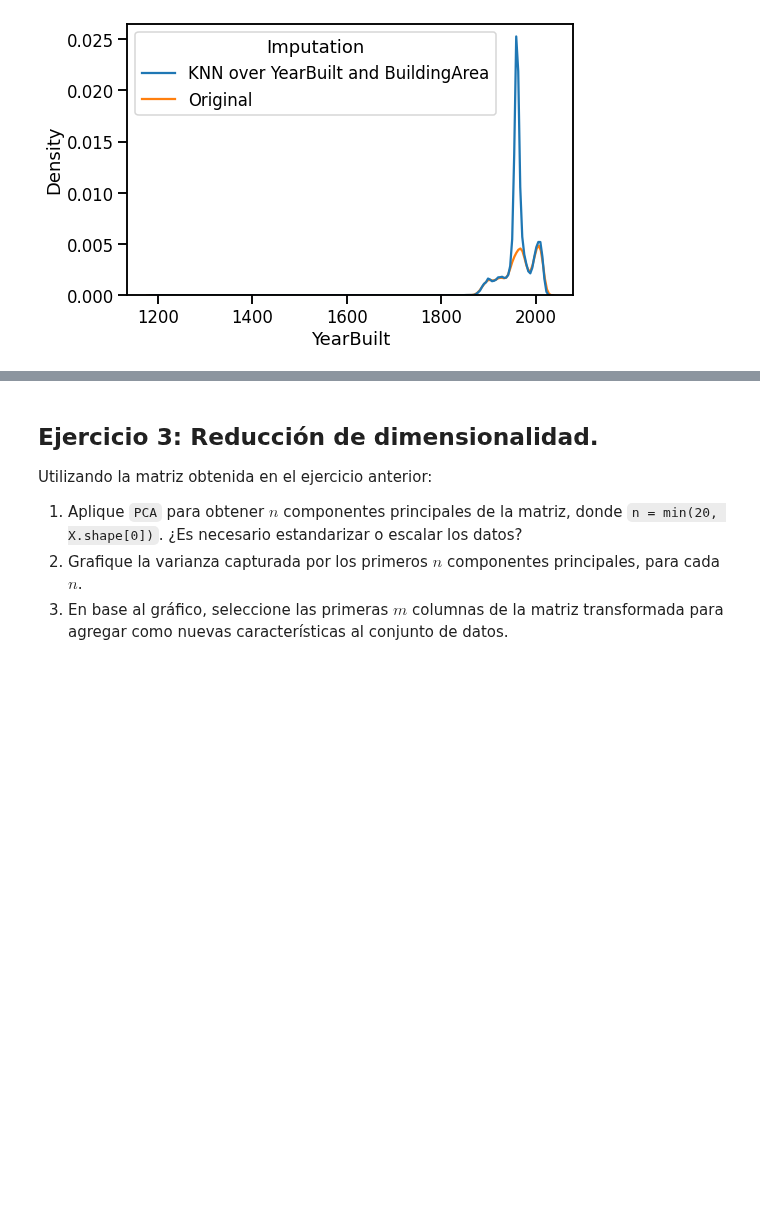
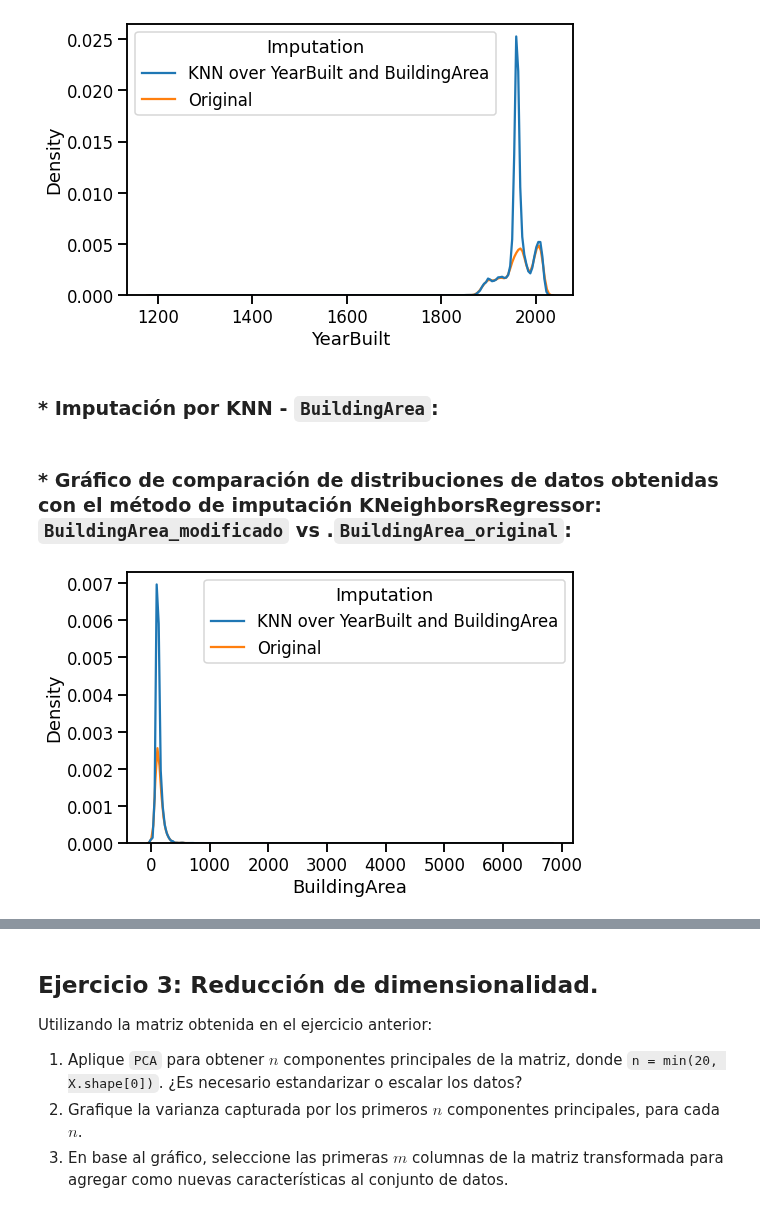
Before and after one commit to Grupo242022/EyCD, a Jupyter notebook: Entregable_Parte_2_2022_v1.ipynb, the cells around one changed output, grey strips where cells are left out. Drawn from its saved outputs; the diff is of its cells as text; code cells hidden in the pictures; blank space fills up the shorter version.

```diff
--- a/Entregable_Parte_2_2022_v1.ipynb
+++ b/Entregable_Parte_2_2022_v1.ipynb
@@ -185,3 +193,19 @@ fig = plt.figure(figsize=(8, 5))
 g = sns.kdeplot(data=df, x='YearBuilt', hue='Imputation')
 # %% [output]
 [figure]
+# %% [markdown]
+### * Imputación por KNN - `BuildingArea`:
+# %%
+mice_bulding_area = melb_data_mice.BuildingArea.to_frame()
+mice_bulding_area['Imputation'] = 'KNN over YearBuilt and BuildingArea'
+melb_bulding_area = melb_df.BuildingArea.dropna().to_frame()
+melb_bulding_area['Imputation'] = 'Original'
+df_build = pd.concat([mice_bulding_area, melb_bulding_area])
+df_build = df_build.reset_index()
+# %% [markdown]
+### * Gráfico de comparación de distribuciones de datos obtenidas con el método de imputación KNeighborsRegressor: `BuildingArea_modificado` vs .`BuildingArea_original`:
+# %%
+fig = plt.figure(figsize=(8, 5))
+g = sns.kdeplot(data=df_build, x='BuildingArea', hue='Imputation')
+# %% [output]
+[figure, added]
```
Also changed, not shown: parts of 7 cells of this notebook.
